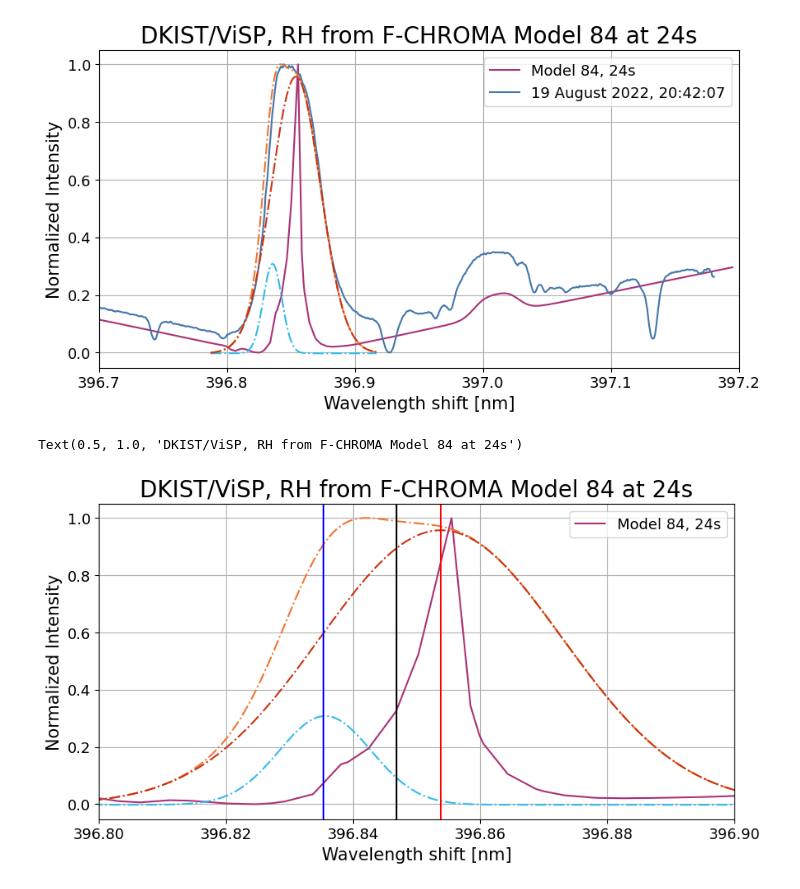
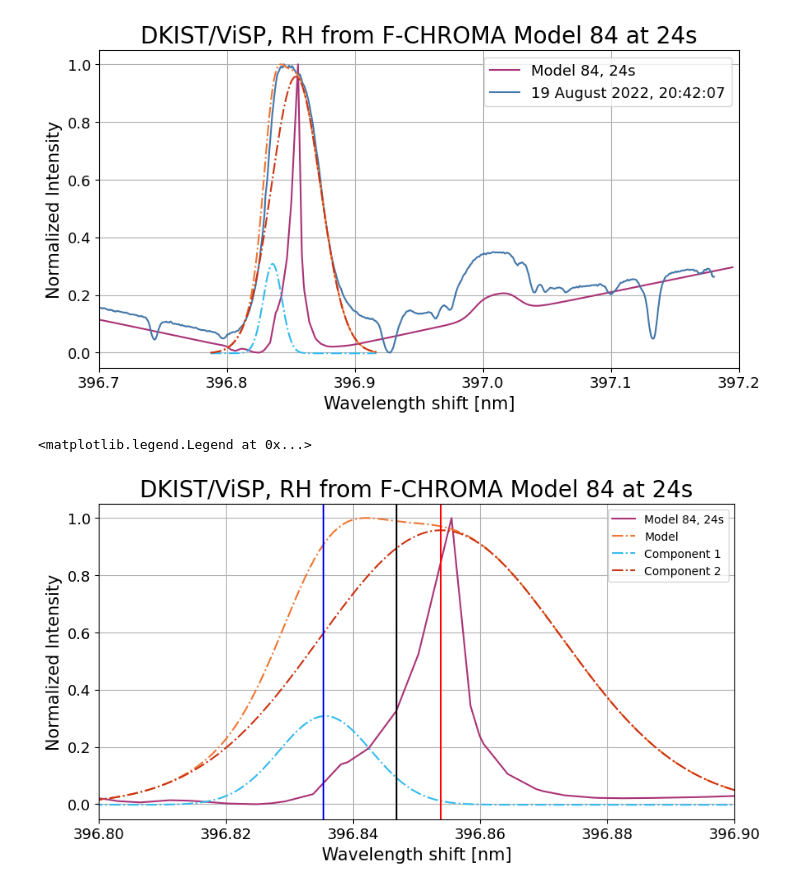
Before and after one commit to coletamburri2112/DKIST_analysis_package, a Jupyter notebook: RH_DKIST_Comp.ipynb, the cells around one changed output. Cells and saved outputs as stored; diff of their text form; code cells hidden in the pictures.

Commit message:
RH DKIST Comp update

```diff
--- a/RH_DKIST_Comp.ipynb
+++ b/RH_DKIST_Comp.ipynb
@@ -128,31 +130,32 @@ ax.set_title('DKIST/ViSP, RH from F-CHROMA Model 84 at 24s',fontsize=20)
 # %% [output]
 Text(0.5, 1.0, 'DKIST/ViSP, RH from F-CHROMA Model 84 at 24s')
 [figure]
-# %%
-fig,ax=plt.subplots(figsize=(10,5))
-ax.plot(rh_wl,rh_intnorm,label='Model 84, 24s',color='#AA3377')
-#ax.plot(dkist_wl,dkist_intnorm,label='19 August 2022, 20:42:07',color='#4477AA')
-ax.set_xlim([396.8,396.9])
-ax.legend(fontsize=13)
-ax.grid()
-ax.set_ylabel('Normalized Intensity',fontsize=15)
-ax.set_xlabel('Wavelength shift [nm]',fontsize=15)
-#secaxx = ax.secondary_xaxis('top', functions=(veltrans,wltrans))
-#secaxx.set_xlabel(r'Velocity $[km\; s^{-1}]$',fontsize=15)
-ax.tick_params(axis='x', labelsize=13)
-ax.tick_params(axis='y', labelsize=13)
-ax.plot(selwl,gauss2fitynorm,'-.',color='#EE7733',label='Model')
-ax.plot(selwl,comp1fitynorm,'-.',color='#33BBEE',label='Component 1')
-ax.plot(selwl,comp2fitynorm,'-.',color='#CC3311',label='Component 2')
-max_value1 = np.argmax(comp1fitynorm)
-max_value2 = np.argmax(comp2fitynorm)
-ax.axvline(selwl[max_value1],color='blue')
-ax.axvline(selwl[max_value2],color='red')
-ax.axvline(396.8469,color='black')
-#secaxx.tick_params(axis='x', labelsize=13)
-ax.set_title('DKIST/ViSP, RH from F-CHROMA Model 84 at 24s',fontsize=20)
-# %% [output]
-Text(0.5, 1.0, 'DKIST/ViSP, RH from F-CHROMA Model 84 at 24s')
-[figure, removed]
+# %%
+fig,ax=plt.subplots(figsize=(10,5))
+ax.plot(rh_wl,rh_intnorm,label='Model 84, 24s',color='#AA3377')
+#ax.plot(dkist_wl,dkist_intnorm,label='19 August 2022, 20:42:07',color='#4477AA')
+ax.set_xlim([396.8,396.9])
+ax.legend(fontsize=13)
+ax.grid()
+ax.set_ylabel('Normalized Intensity',fontsize=15)
+ax.set_xlabel('Wavelength shift [nm]',fontsize=15)
+#secaxx = ax.secondary_xaxis('top', functions=(veltrans,wltrans))
+#secaxx.set_xlabel(r'Velocity $[km\; s^{-1}]$',fontsize=15)
+ax.tick_params(axis='x', labelsize=13)
+ax.tick_params(axis='y', labelsize=13)
+ax.plot(selwl,gauss2fitynorm,'-.',color='#EE7733',label='Model')
+ax.plot(selwl,comp1fitynorm,'-.',color='#33BBEE',label='Component 1')
+ax.plot(selwl,comp2fitynorm,'-.',color='#CC3311',label='Component 2')
+max_value1 = np.argmax(comp1fitynorm)
+max_value2 = np.argmax(comp2fitynorm)
+ax.axvline(selwl[max_value1],color='blue')
+ax.axvline(selwl[max_value2],color='red')
+ax.axvline(396.8469,color='black')
+#secaxx.tick_params(axis='x', labelsize=13)
+ax.set_title('DKIST/ViSP, RH from F-CHROMA Model 84 at 24s',fontsize=20)
+ax.legend()
+# %% [output]
+<matplotlib.legend.Legend at 0x...>
+[figure, added]
 # %%
 # slight mistmatch because fit was for quiet-sun subtracted
```
Also changed, not shown: parts of 13 cells of this notebook.
